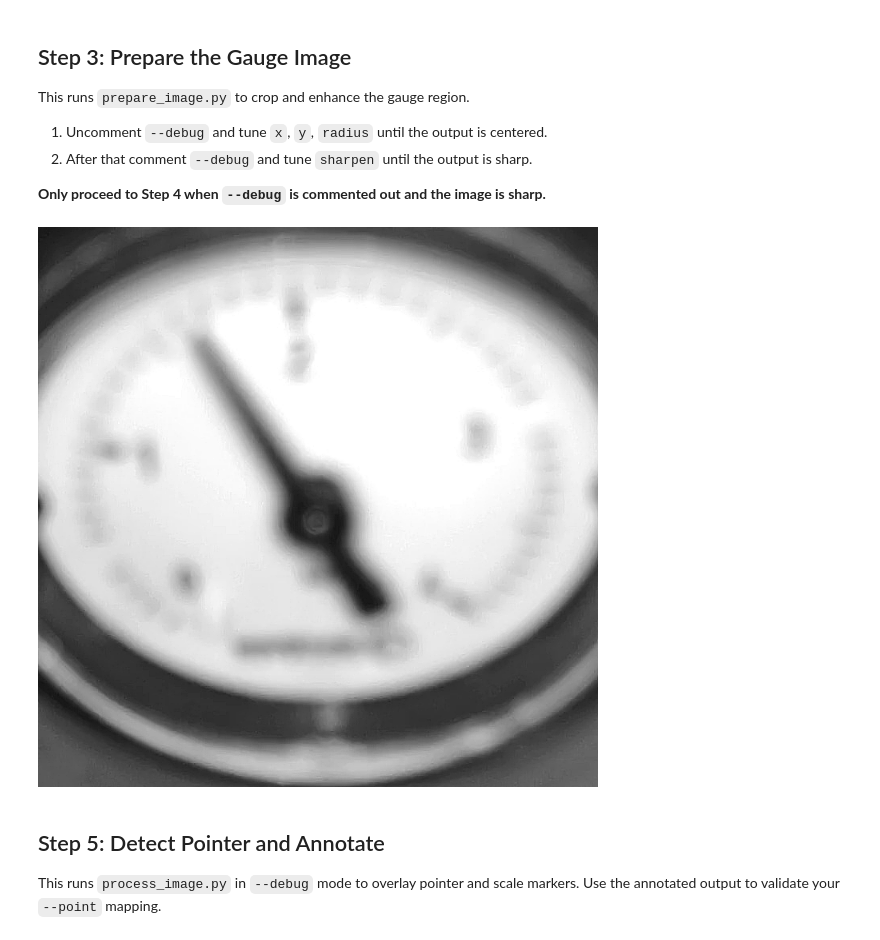
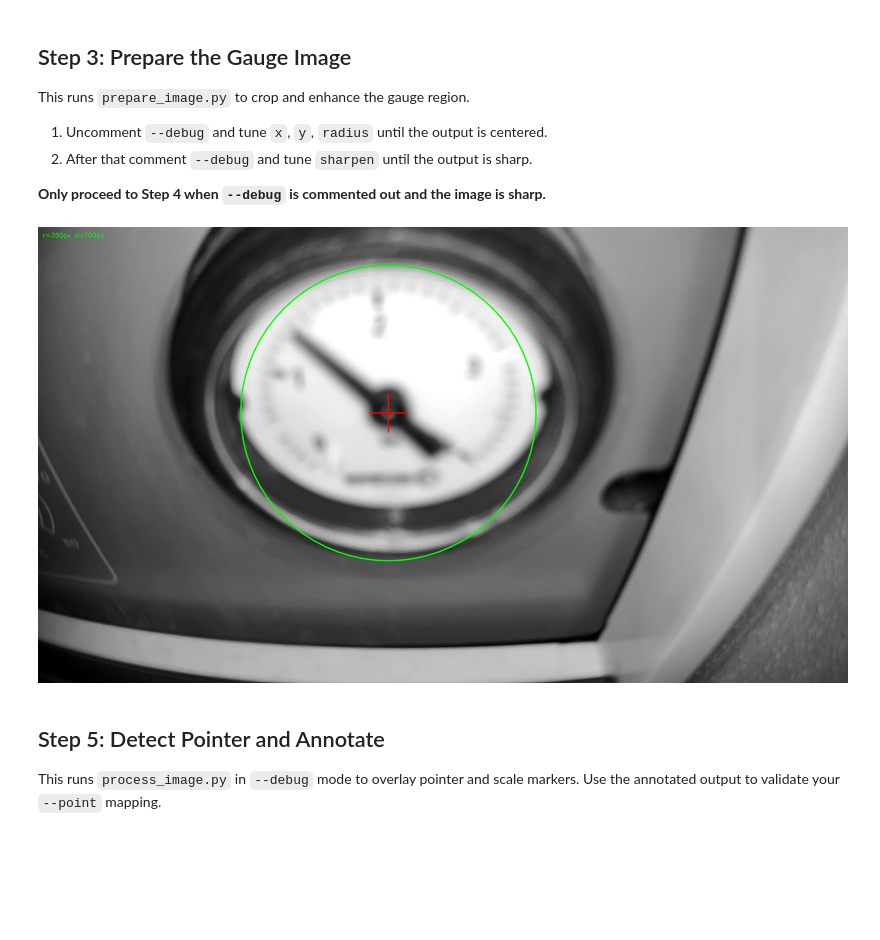
Before and after one commit to Zergie/HomeAssistant-WebCam-Sensor, a Jupyter notebook: calibrate.ipynb, the cells around one changed output. Drawn from its saved outputs; the diff is of its cells as text; code cells hidden in the pictures; blank space fills up the shorter version.

```diff
--- a/calibrate.ipynb
+++ b/calibrate.ipynb
@@ -59,25 +61,25 @@ This runs `prepare_image.py` to crop and enhance the gauge region.
 # %%
 result = subprocess.run(
     [
         ".venv/Scripts/python",
         "webcam_gauge_sensor/prepare_image.py",
-        "--x", "835",
-        "--y", "400",
+        "--x", "830",
+        "--y", "440",
         "--radius", "350",
         "--sharpen", "8.0",
-        # "--debug"
+        "--debug"
     ],
     input=frame,
     stdout=subprocess.PIPE,
     stderr=subprocess.PIPE,
     timeout=8,
     check=False,
 )
 
 image = result.stdout
 display(IPyImage(data=image))
 # %% [output]
-[figure, old version]
+[figure, new version]
 # %% [markdown]
 ## Step 5: Detect Pointer and Annotate
 This runs `process_image.py` in `--debug` mode to overlay pointer and scale markers.
```
Also changed, not shown: parts of 2 cells of this notebook, 7 other files.
